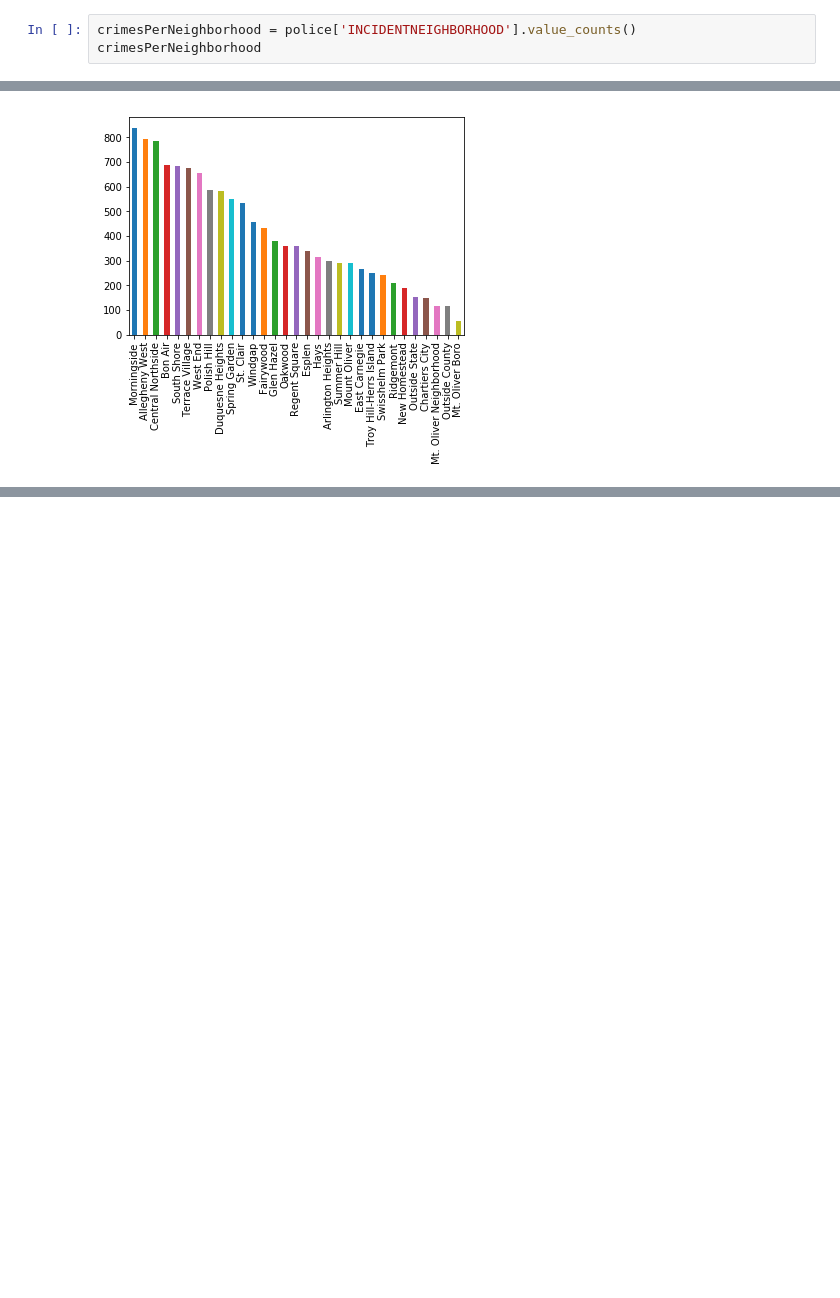
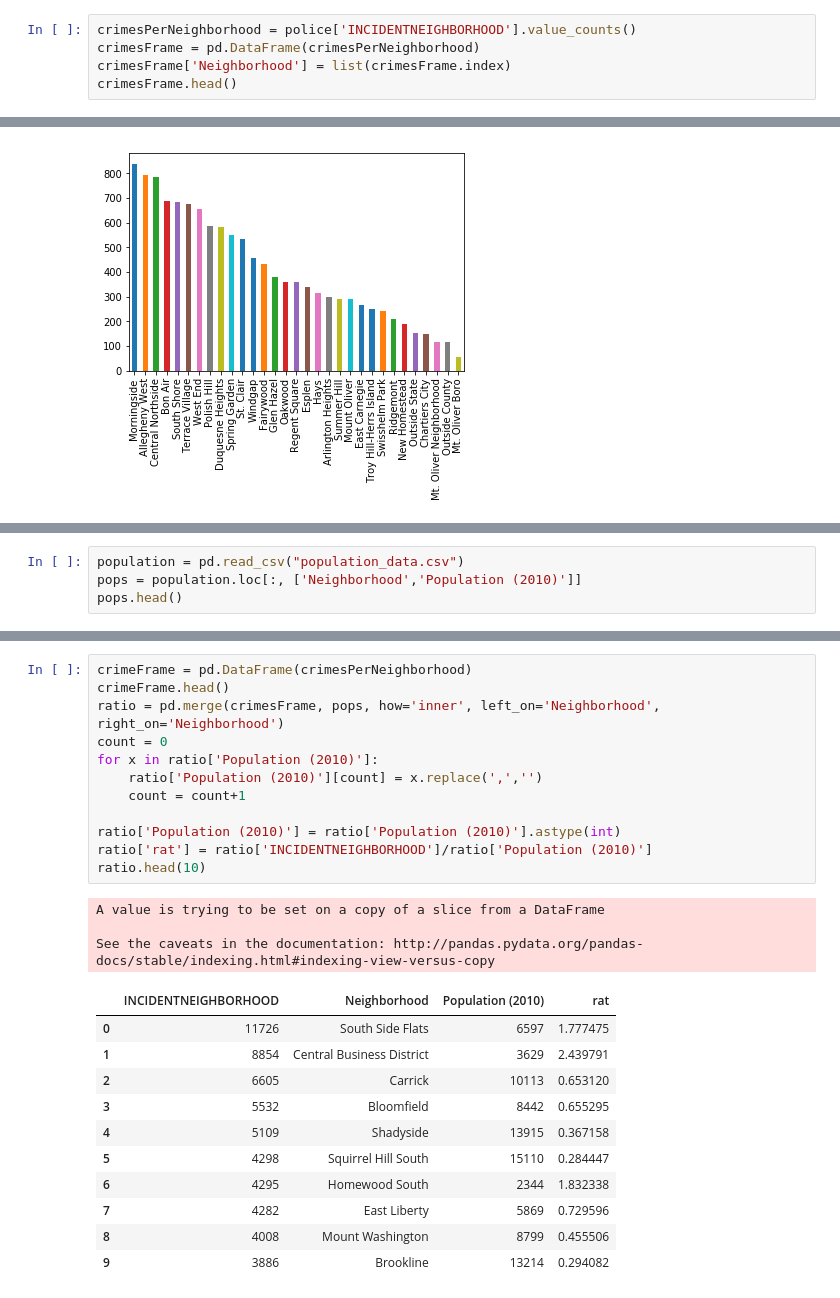
Before and after one commit to dcipicchio/CMPINF-group-8-final-project, a Jupyter notebook: Crimes_by_Neighborhood.ipynb, the cells around one changed output, grey strips where cells are left out. Cells and saved outputs as stored; diff of their text form; blank space fills up the shorter version.

Commit message:
found the ratio of crimes per person

```diff
--- a/Crimes_by_Neighborhood.ipynb
+++ b/Crimes_by_Neighborhood.ipynb
@@ -15,5 +15,7 @@ police.head()
 | 8878 | 2818870 | 16053508.0 | 99 | 2016-03-25T15:25:00 | 200 Block East Ohio ST Pittsburgh... | Y | Allegheny Center | ... |
 # %%
 crimesPerNeighborhood = police['INCIDENTNEIGHBORHOOD'].value_counts()
-crimesPerNeighborhood
+crimesFrame = pd.DataFrame(crimesPerNeighborhood)
+crimesFrame['Neighborhood'] = list(crimesFrame.index)
+crimesFrame.head()
 # %% [output]
@@ -72,0 +58,4 @@ Name: INCIDENTHIERARCHYDESC, Length: 291, dtype: int64
+# %%
+population = pd.read_csv("population_data.csv")
+pops = population.loc[:, ['Neighborhood','Population (2010)']]
+pops.head()
@@ -72,0 +69,27 @@ Name: INCIDENTHIERARCHYDESC, Length: 291, dtype: int64
+# %%
+crimeFrame = pd.DataFrame(crimesPerNeighborhood)
+crimeFrame.head()
+ratio = pd.merge(crimesFrame, pops, how='inner', left_on='Neighborhood', right_on='Neighborhood')
+count = 0
+for x in ratio['Population (2010)']:
+    ratio['Population (2010)'][count] = x.replace(',','')
+    count = count+1
+
+ratio['Population (2010)'] = ratio['Population (2010)'].astype(int)
+ratio['rat'] = ratio['INCIDENTNEIGHBORHOOD']/ratio['Population (2010)']
+ratio.head(10)
+# %% [output]
+A value is trying to be set on a copy of a slice from a DataFrame
+
+See the caveats in the documentation: http://pandas.pydata.org/pandas-docs/stable/indexing.html#indexing-view-versus-copy
+|  | INCIDENTNEIGHBORHOOD | Neighborhood | Population (2010) | rat |
+| 0 | 11726 | South Side Flats | 6597 | 1.777475 |
+| 1 | 8854 | Central Business District | 3629 | 2.439791 |
+| 2 | 6605 | Carrick | 10113 | 0.653120 |
+| 3 | 5532 | Bloomfield | 8442 | 0.655295 |
+| 4 | 5109 | Shadyside | 13915 | 0.367158 |
+| 5 | 4298 | Squirrel Hill South | 15110 | 0.284447 |
+| 6 | 4295 | Homewood South | 2344 | 1.832338 |
+| 7 | 4282 | East Liberty | 5869 | 0.729596 |
+| 8 | 4008 | Mount Washington | 8799 | 0.455506 |
+| 9 | 3886 | Brookline | 13214 | 0.294082 |
```
Also changed, not shown: parts of 4 cells of this notebook.
